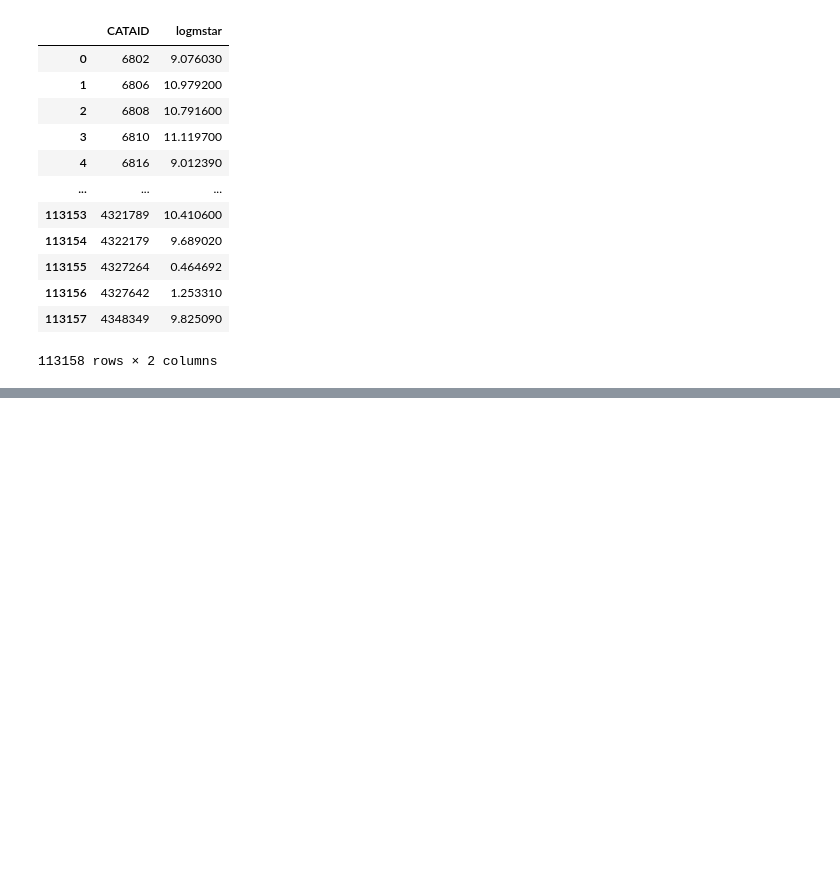
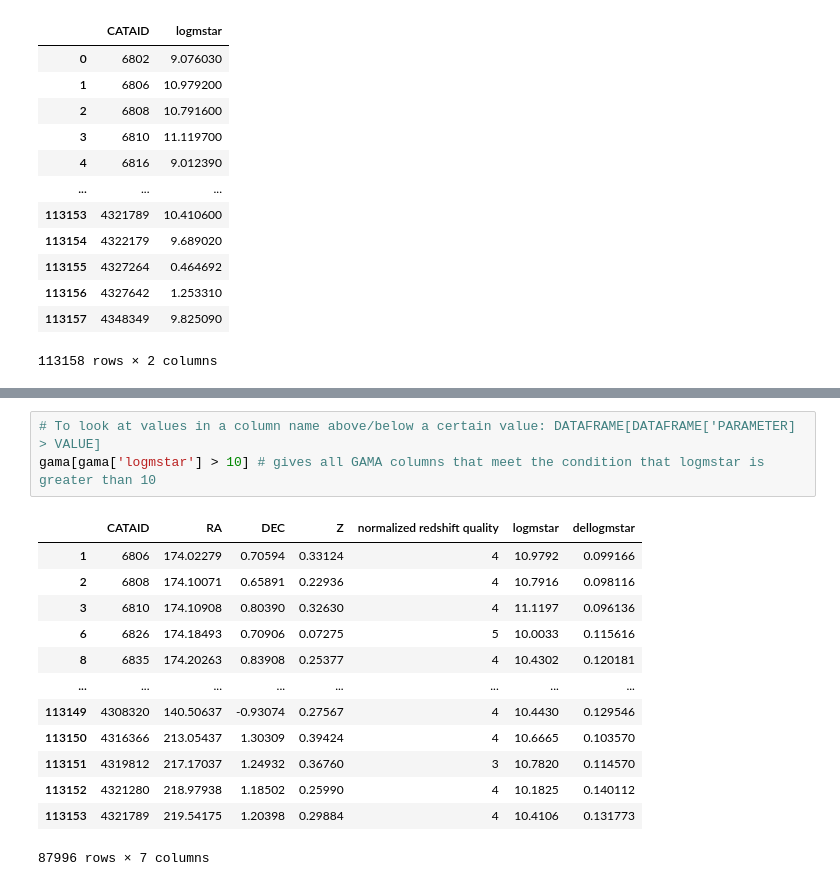
Before and after one commit to dangallego/Gotham_Web, a Jupyter notebook: OBSERVATIONS/GAMA/Tutorials/Trimming_Data.ipynb, the cells around one changed output, grey strips where cells are left out. Saved outputs shown, nothing was run; the diff lists cells and outputs as text; blank space fills up the shorter version.

Commit message:
adds WIP notebook for trimming GAMA data. Revisit to make functions more general.

```diff
--- a/OBSERVATIONS/GAMA/Tutorials/Trimming_Data.ipynb
+++ b/OBSERVATIONS/GAMA/Tutorials/Trimming_Data.ipynb
@@ -174,0 +195,17 @@ stellar_masses # can now use this function whenever one wants to slice by column
+# %%
+# To look at values in a column name above/below a certain value: DATAFRAME[DATAFRAME['PARAMETER] > VALUE]
+gama[gama['logmstar'] > 10] # gives all GAMA columns that meet the condition that logmstar is greater than 10
+# %% [output]
+|  | CATAID | RA | DEC | Z | normalized redshift quality | logmstar | dellogmstar |
+| 1 | 6806 | 174.02279 | 0.70594 | 0.33124 | 4 | 10.9792 | 0.099166 |
+| 2 | 6808 | 174.10071 | 0.65891 | 0.22936 | 4 | 10.7916 | 0.098116 |
+| 3 | 6810 | 174.10908 | 0.80390 | 0.32630 | 4 | 11.1197 | 0.096136 |
+| 6 | 6826 | 174.18493 | 0.70906 | 0.07275 | 5 | 10.0033 | 0.115616 |
+| 8 | 6835 | 174.20263 | 0.83908 | 0.25377 | 4 | 10.4302 | 0.120181 |
+| ... | ... | ... | ... | ... | ... | ... | ... |
+| 113149 | 4308320 | 140.50637 | -0.93074 | 0.27567 | 4 | 10.4430 | 0.129546 |
+| 113150 | 4316366 | 213.05437 | 1.30309 | 0.39424 | 4 | 10.6665 | 0.103570 |
+| 113151 | 4319812 | 217.17037 | 1.24932 | 0.36760 | 3 | 10.7820 | 0.114570 |
+| 113152 | 4321280 | 218.97938 | 1.18502 | 0.25990 | 4 | 10.1825 | 0.140112 |
+| 113153 | 4321789 | 219.54175 | 1.20398 | 0.29884 | 4 | 10.4106 | 0.131773 |
+87996 rows × 7 columns
```
Also changed, not shown: parts of 9 cells of this notebook.
